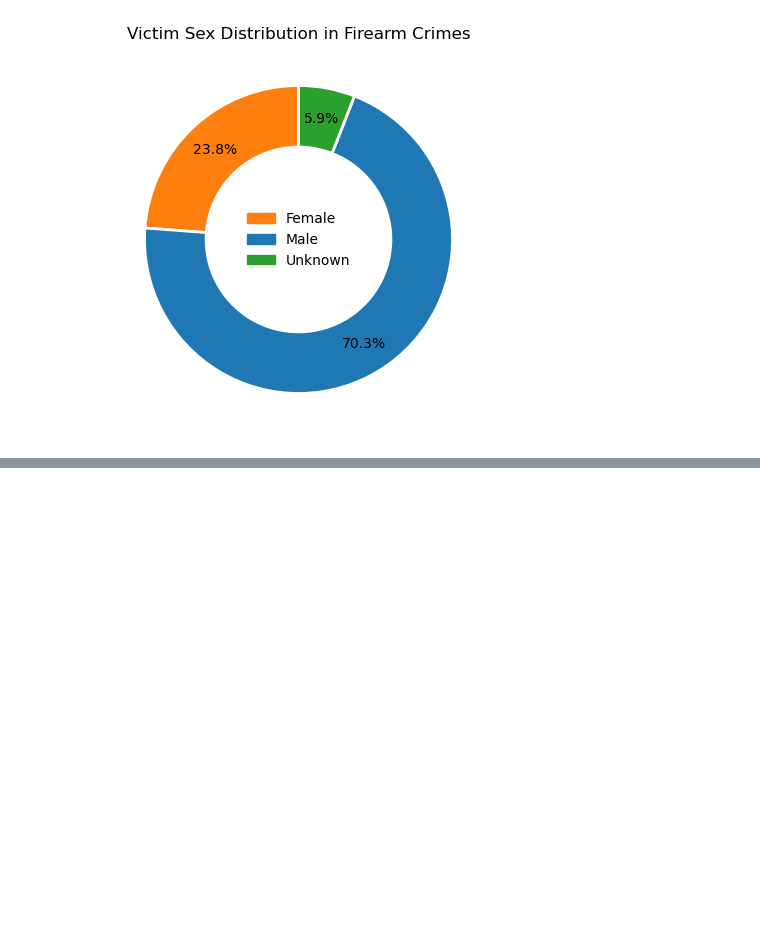
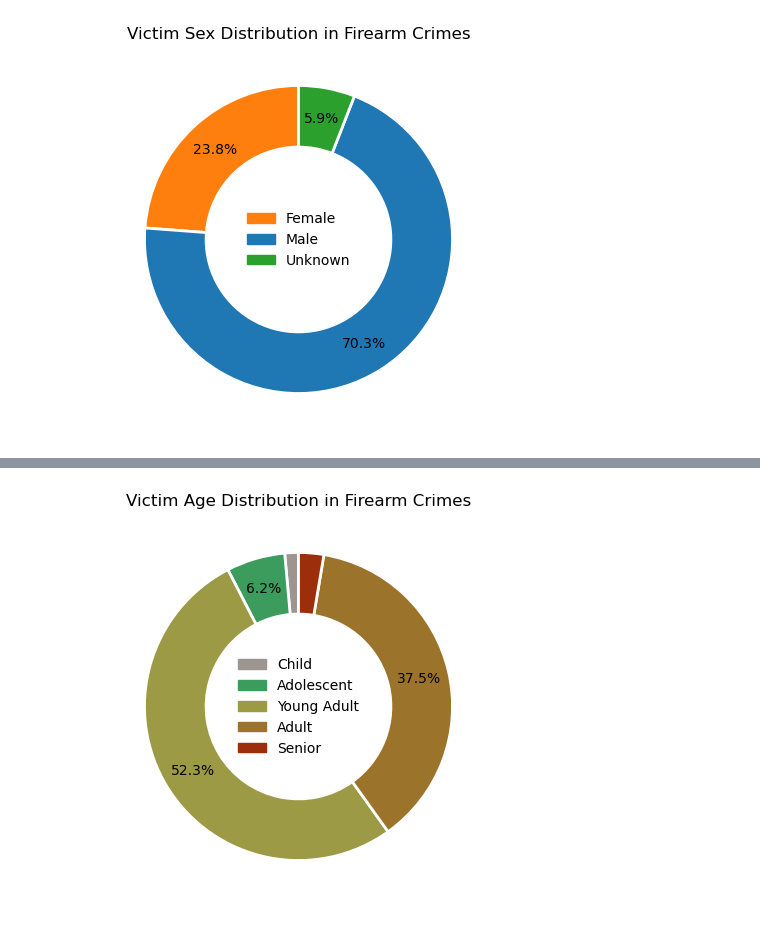
Before and after one commit to AnalystEca/lapd-crime-data, a Jupyter notebook: notebooks/02_analyze/08_eda_block4.ipynb, the cells around one changed output, grey strips where cells are left out. Drawn from its saved outputs; the diff is of its cells as text; code cells hidden in the pictures; blank space fills up the shorter version.

Commit message:
Complete Q4.2: victim demographics in firearm crimes (sex, age, descent)

```diff
--- a/notebooks/02_analyze/08_eda_block4.ipynb
+++ b/notebooks/02_analyze/08_eda_block4.ipynb
@@ -538,0 +554,33 @@ Il grafico ci mostra che nei crimini con arma da fuoco le vittime principali son
+# %%
+colors = ['#9C9591', '#3C9C5D', '#9C9A45', '#9C732B', '#9C2E0B']
+
+fig, ax = plt.subplots(figsize=(5, 5))
+
+wedges, texts, autotexts = ax.pie(
+    x=q42_df_age['count'],
+    wedgeprops={'width': 0.4, 'linewidth': 2, 'edgecolor': 'white'},
+    colors=colors,
+    autopct=lambda p: f'{p:.1f}%' if p > 5 else '',
+    startangle=90,
+    pctdistance=0.8
+)
+
+labels = q42_df_age['age_group'].tolist()
+legend_elements = [
+    plt.Rectangle((0, 0), 1, 1, color=colors[i], label=labels[i])
+    for i in range(len(labels))
+]
+
+ax.legend(
+    handles=legend_elements,
+    loc='center',
+    frameon=False,
+    fontsize=10
+)
+
+ax.set_title('Victim Age Distribution in Firearm Crimes')
+
+plt.savefig('../../outputs/08_eda_block4/27_donut_victim_age_firearm.png', dpi=150, bbox_inches='tight')
+plt.show()
+# %% [output]
+[figure, added]
```
Also changed, not shown: parts of 6 cells of this notebook, 2 other files.
